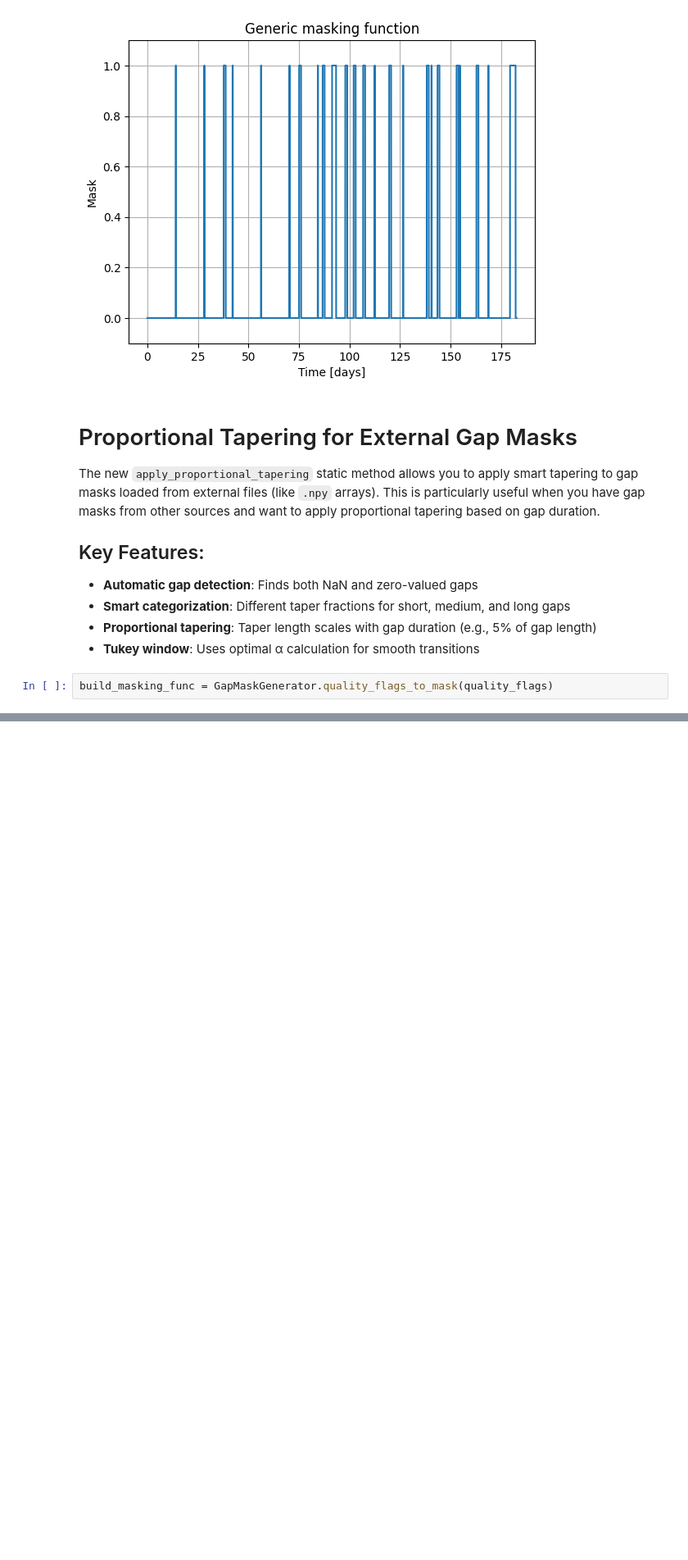
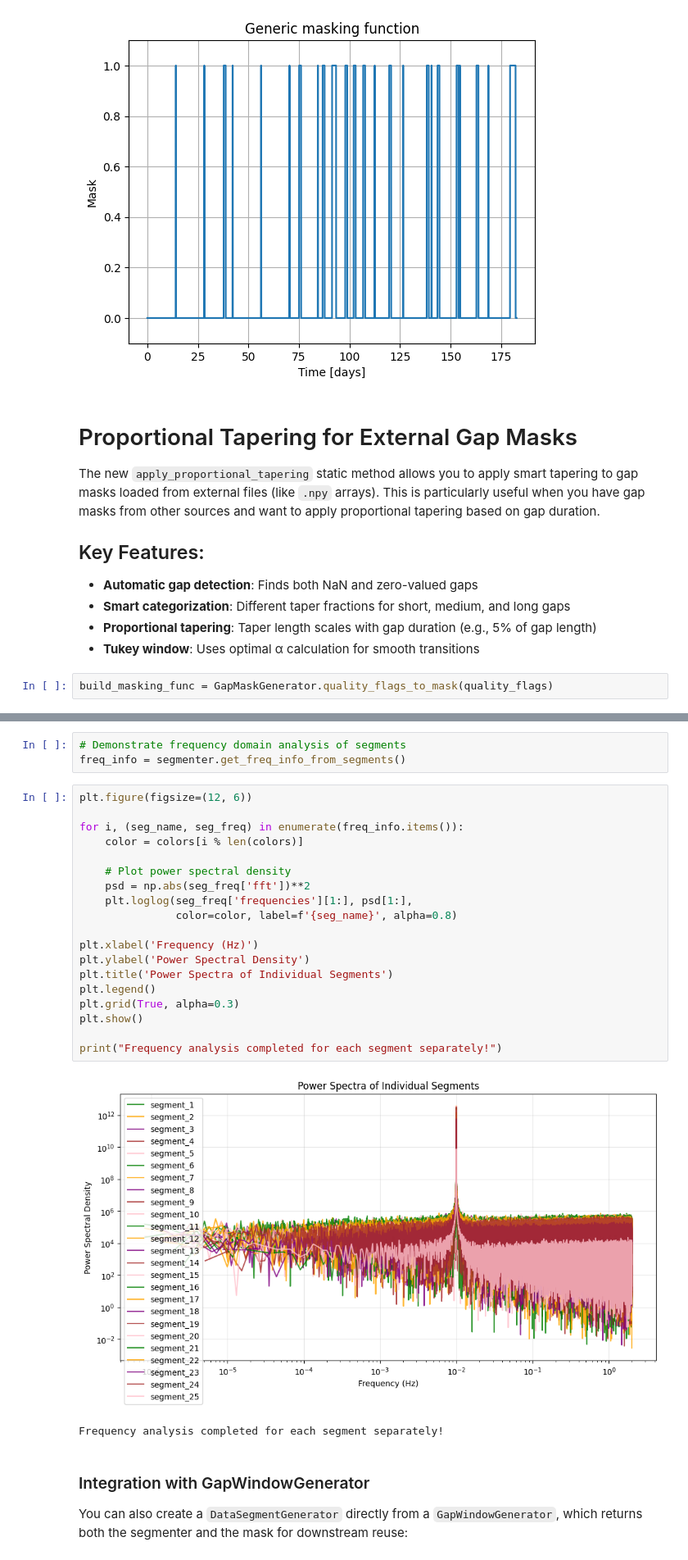
Before and after one commit to OllieBurke/lisagap, a Jupyter notebook: gap_notebook.ipynb, the cells around one changed output, grey strips where cells are left out. Shown at 82% size. Saved outputs shown, nothing was run; the diff lists cells and outputs as text; blank space fills up the shorter version.

```diff
--- a/gap_notebook.ipynb
+++ b/gap_notebook.ipynb
@@ -229,0 +318,29 @@ plt.grid()
+# %%
+# Demonstrate frequency domain analysis of segments
+freq_info = segmenter.get_freq_info_from_segments()
+# %%
+plt.figure(figsize=(12, 6))
+
+for i, (seg_name, seg_freq) in enumerate(freq_info.items()):
+    color = colors[i % len(colors)]
+
+    # Plot power spectral density
+    psd = np.abs(seg_freq['fft'])**2
+    plt.loglog(seg_freq['frequencies'][1:], psd[1:],
+               color=color, label=f'{seg_name}', alpha=0.8)
+
+plt.xlabel('Frequency (Hz)')
+plt.ylabel('Power Spectral Density')
+plt.title('Power Spectra of Individual Segments')
+plt.legend()
+plt.grid(True, alpha=0.3)
+plt.show()
+
+print("Frequency analysis completed for each segment separately!")
+# %% [output]
+[figure, added]
+Frequency analysis completed for each segment separately!
+# %% [markdown]
+### Integration with GapWindowGenerator
+
+You can also create a `DataSegmentGenerator` directly from a `GapWindowGenerator`, which returns both the segmenter and the mask for downstream reuse:
```
Also changed, not shown: parts of 7 cells of this notebook, 1 other file.
